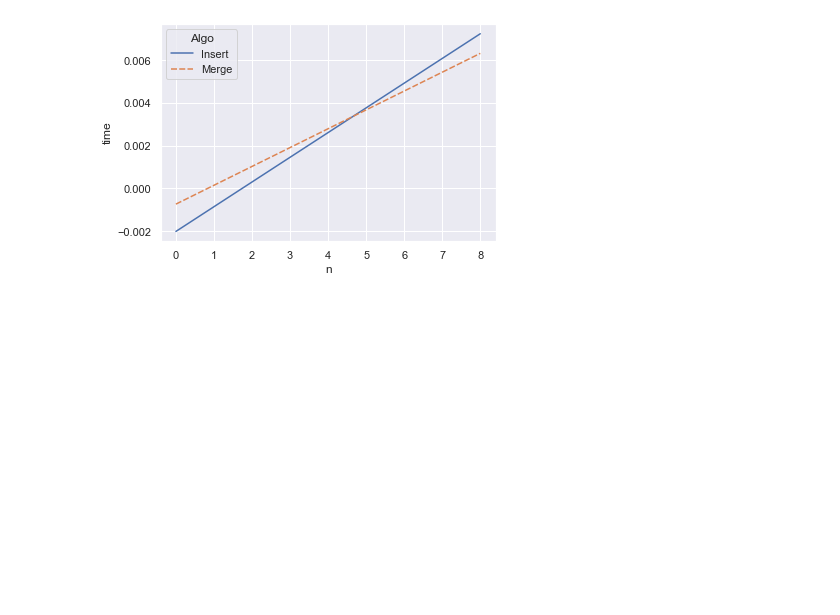
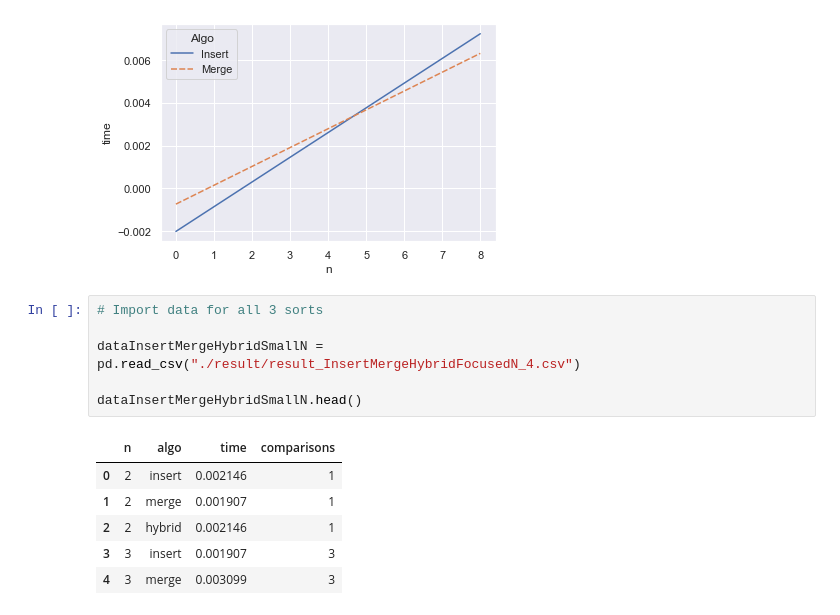
Before and after one commit to TsienJin/SC2001-Group-Projects, a Jupyter notebook: Proj1/Findings.ipynb, the cells around one changed output. Drawn from its saved outputs; the diff is of its cells as text; blank space fills up the shorter version.

Commit message:
Update Findings.ipynb
Added data for all 3 sorts, separating them WIP

```diff
--- a/Proj1/Findings.ipynb
+++ b/Proj1/Findings.ipynb
@@ -163,3 +163,16 @@ sns.lineplot(data=predDataDF, x='n', y='time', hue='Algo', style='Algo')
 # %% [output]
 <AxesSubplot:xlabel='n', ylabel='time'>
 [figure]
+# %%
+# Import data for all 3 sorts
+
+dataInsertMergeHybridSmallN = pd.read_csv("./result/result_InsertMergeHybridFocusedN_4.csv")
+
+dataInsertMergeHybridSmallN.head()
+# %% [output]
+|  | n | algo | time | comparisons |
+| 0 | 2 | insert | 0.002146 | 1 |
+| 1 | 2 | merge | 0.001907 | 1 |
+| 2 | 2 | hybrid | 0.002146 | 1 |
+| 3 | 3 | insert | 0.001907 | 3 |
+| 4 | 3 | merge | 0.003099 | 3 |
```
Also changed, not shown: parts of 1 cell of this notebook.
